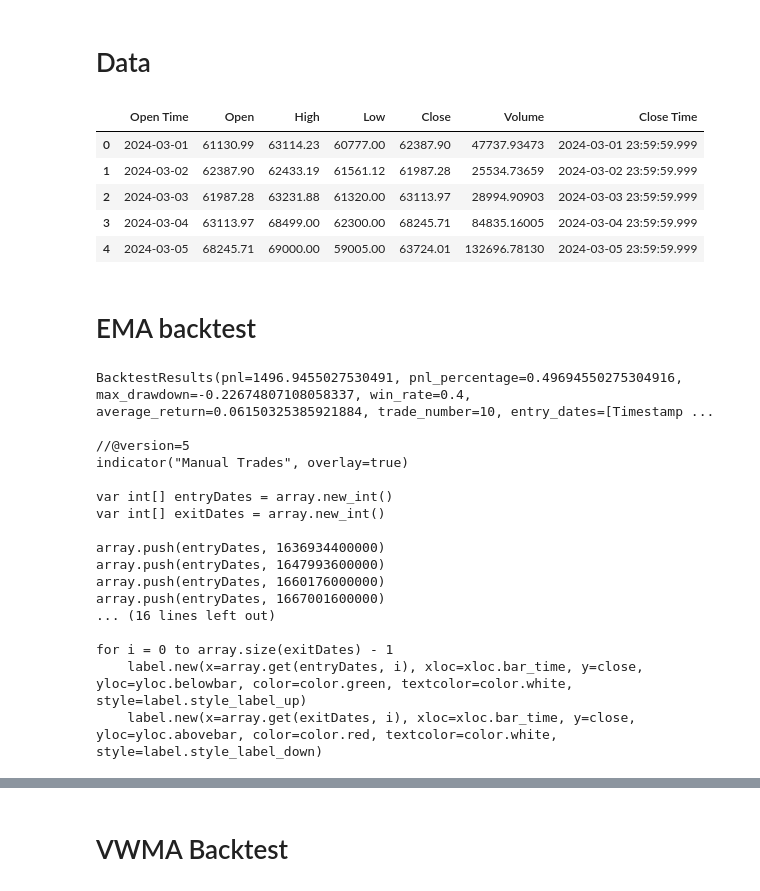
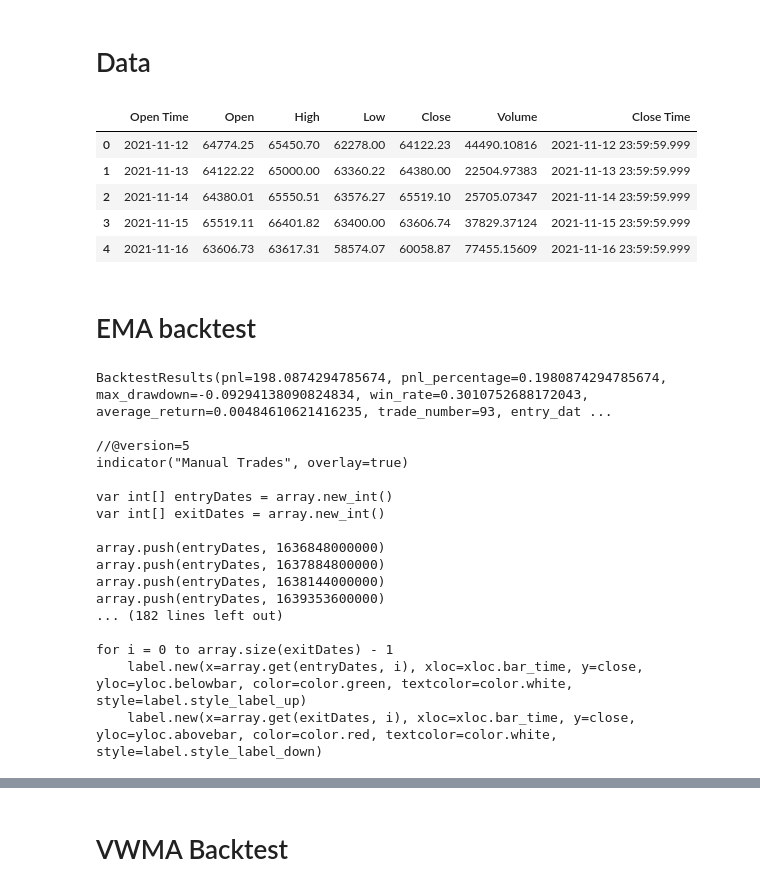
Before and after one commit to Romathonat/MTAL, a Jupyter notebook: notebooks/backtest.ipynb, the cells around one changed output, grey strips where cells are left out. Cells and saved outputs as stored; diff of their text form; code cells hidden in the pictures.

```diff
--- a/notebooks/backtest.ipynb
+++ b/notebooks/backtest.ipynb
@@ -7,24 +7,24 @@ cryptos = get_spot_pairs()
 # %%
 from src.mtal.data_collect import get_pair_df
 
 # df = get_pair_df(pair="BTCUSDT")
-df = get_pair_df(pair="BTCUSDT", limit=59, frequency="1d")
+df = get_pair_df(pair="BTCUSDT", limit=900, frequency="1d")
 df.head()
 # %% [output]
 |  | Open Time | Open | High | Low | Close | Volume | Close Time |
-| 0 | 2024-03-01 | 61130.99 | 63114.23 | 60777.00 | 62387.90 | 47737.93473 | 2024-03-01 23:59:59.999 |
-| 1 | 2024-03-02 | 62387.90 | 62433.19 | 61561.12 | 61987.28 | 25534.73659 | 2024-03-02 23:59:59.999 |
-| 2 | 2024-03-03 | 61987.28 | 63231.88 | 61320.00 | 63113.97 | 28994.90903 | 2024-03-03 23:59:59.999 |
-| 3 | 2024-03-04 | 63113.97 | 68499.00 | 62300.00 | 68245.71 | 84835.16005 | 2024-03-04 23:59:59.999 |
-| 4 | 2024-03-05 | 68245.71 | 69000.00 | 59005.00 | 63724.01 | 132696.78130 | 2024-03-05 23:59:59.999 |
+| 0 | 2021-11-12 | 64774.25 | 65450.70 | 62278.00 | 64122.23 | 44490.10816 | 2021-11-12 23:59:59.999 |
+| 1 | 2021-11-13 | 64122.22 | 65000.00 | 63360.22 | 64380.00 | 22504.97383 | 2021-11-13 23:59:59.999 |
+| 2 | 2021-11-14 | 64380.01 | 65550.51 | 63576.27 | 65519.10 | 25705.07347 | 2021-11-14 23:59:59.999 |
+| 3 | 2021-11-15 | 65519.11 | 66401.82 | 63400.00 | 63606.74 | 37829.37124 | 2021-11-15 23:59:59.999 |
+| 4 | 2021-11-16 | 63606.73 | 63617.31 | 58574.07 | 60058.87 | 77455.15609 | 2021-11-16 23:59:59.999 |
 # %% [markdown]
 # EMA backtest
 # %%
 from src.mtal.utils import generate_pinescript
 from src.mtal.backtesting.ma_cross_backtest import MACrossBacktester
 
-short_ema = 9
-long_ema = 50
+short_ema = 2
+long_ema = 4
 tester = MACrossBacktester(
     short_ma=short_ema, long_ma=long_ema, data=df
 )
@@ -36,7 +36,7 @@ exit_dates = [int(exit_date.timestamp() * 1000) for exit_date in results.exit_da
 print(results)
 print(generate_pinescript(entry_dates, exit_dates))
 # %% [output]
-BacktestResults(pnl=1496.9455027530491, pnl_percentage=0.49694550275304916, max_drawdown=-0.22674807108058337, win_rate=0.4, average_return=0.06150325385921884, trade_number=10, entry_dates=[Timestamp ...
+BacktestResults(pnl=198.0874294785674, pnl_percentage=0.1980874294785674, max_drawdown=-0.09294138090824834, win_rate=0.3010752688172043, average_return=0.00484610621416235, trade_number=93, entry_dat ...
 
 //@version=5
 indicator("Manual Trades", overlay=true)
@@ -44,11 +44,11 @@ indicator("Manual Trades", overlay=true)
 var int[] entryDates = array.new_int()
 var int[] exitDates = array.new_int()
 
-array.push(entryDates, 1636934400000)
-array.push(entryDates, 1647993600000)
-array.push(entryDates, 1660176000000)
-array.push(entryDates, 1667001600000)
-... (16 lines left out)
+array.push(entryDates, 1636848000000)
+array.push(entryDates, 1637884800000)
+array.push(entryDates, 1638144000000)
+array.push(entryDates, 1639353600000)
+... (182 lines left out)
 
 for i = 0 to array.size(exitDates) - 1
     label.new(x=array.get(entryDates, i), xloc=xloc.bar_time, y=close, yloc=yloc.belowbar, color=color.green, textcolor=color.white, style=label.style_label_up)
```
Also changed, not shown: parts of 5 cells of this notebook, 2 other files.
